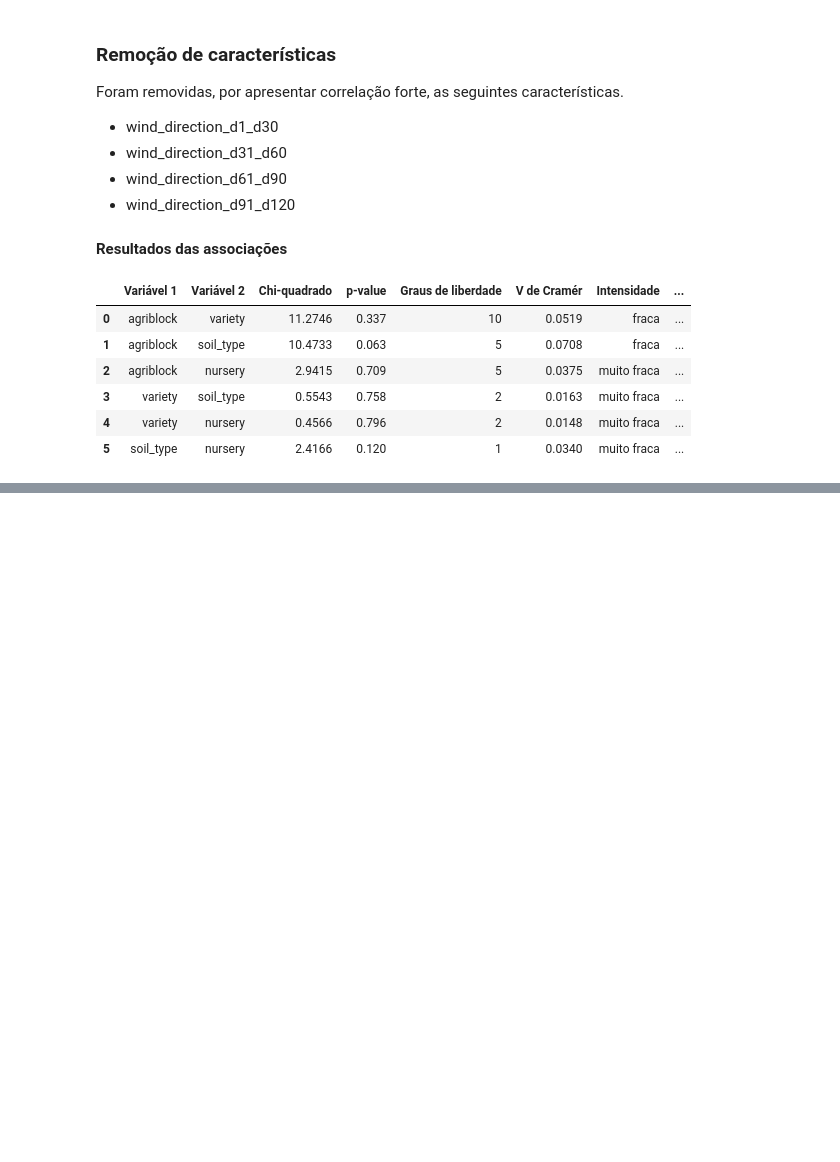
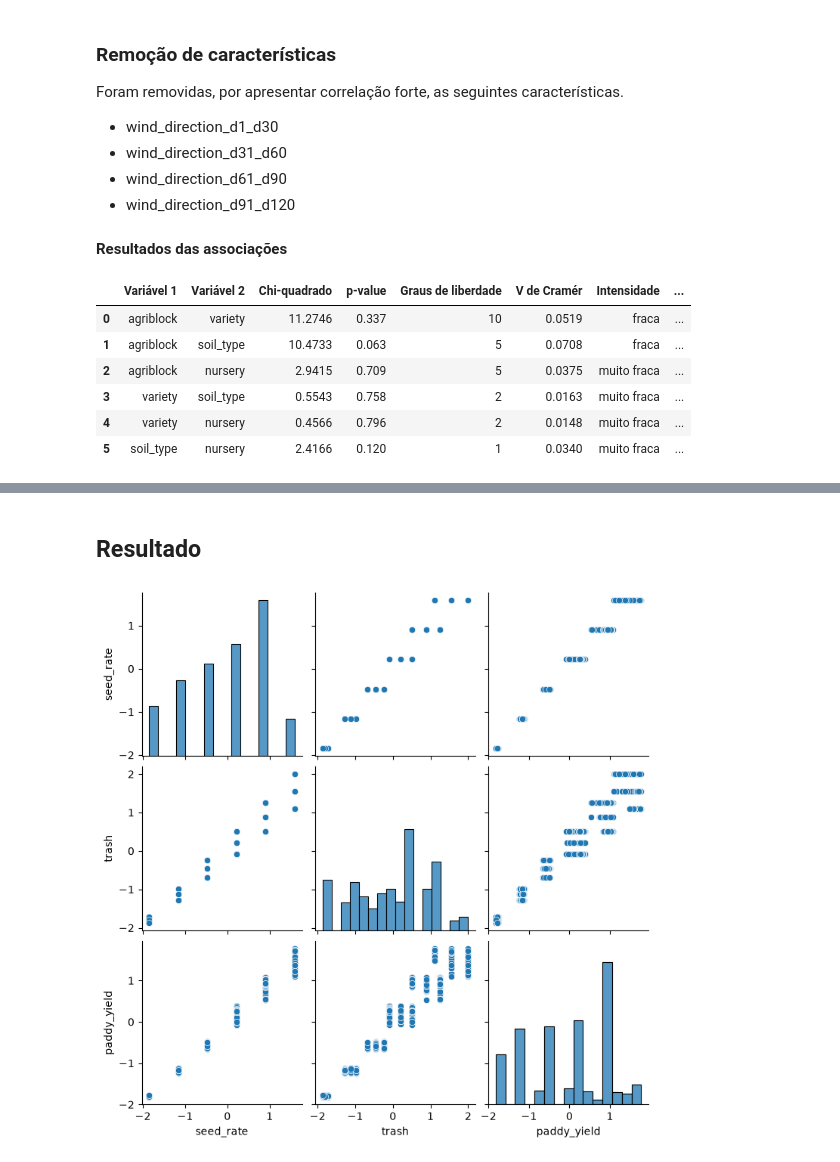
Before and after one commit to gabdumal/data_mining, a Jupyter notebook: assignment_3/treatment.ipynb, the cells around one changed output, grey strips where cells are left out. Drawn from its saved outputs; the diff is of its cells as text; code cells hidden in the pictures; blank space fills up the shorter version.

Commit message:
Treat categorical x numerical features

```diff
--- a/assignment_3/treatment.ipynb
+++ b/assignment_3/treatment.ipynb
@@ -371,12 +371,12 @@ Foram removidas, por apresentar correlação forte, as seguintes característica
 - wind_direction_d61_d90
 - wind_direction_d91_d120
 # %%
-f2_df = f_df.copy()
-f_categorical_columns = categorical_columns.copy()
+f2_df = f1_df.copy()
+f2_categorical_columns = categorical_columns.copy()
 
 
 def drop_categorical_feature(name: str):
-    f_categorical_columns.remove(name)
+    f2_categorical_columns.remove(name)
     return f2_df.drop(columns=[name])
 
 
@@ -399,0 +506,28 @@ Resultados das associações
+# %%
+f3_df = f2_df.copy()
+f3_numerical_columns = f1_numerical_columns.copy()
+f3_categorical_columns = f2_categorical_columns.copy()
+
+
+def drop_numerical_feature(name: str):
+    f3_numerical_columns.remove(name)
+    return f3_df.drop(columns=[name])
+
+
+f3_df = drop_numerical_feature("rainfall_d1_d30")
+f3_df = drop_numerical_feature("min_temp_d1_d30")
+f3_df = drop_numerical_feature("max_temp_d1_d30")
+f3_df = drop_numerical_feature("wind_speed_d1_d30")
+f3_df = drop_numerical_feature("relative_humidity_d1_d30")
+f3_df = drop_numerical_feature("rainfall_d30_d105")
+f3_df = drop_numerical_feature("min_temp_d31_d120")
+f3_df = drop_numerical_feature("max_temp_d31_d120")
+f3_df = drop_numerical_feature("wind_speed_d31_d120")
+f3_df = drop_numerical_feature("relative_humidity_d31_d120")
+
+
+analyse_categorical_and_numerical_correlation(
+    data_frame=f3_df,
+    categorical_columns=f3_categorical_columns,
+    numerical_columns=f3_numerical_columns,
+)
@@ -399,0 +540,8 @@ Resultados das associações
+# %% [markdown]
+## Resultado
+# %%
+sns.pairplot(f3_df[[*f3_numerical_columns, *target_columns]], diag_kind="hist")
+
+plt.show()
+# %% [output]
+[figure, added]
```
Also changed, not shown: parts of 13 cells of this notebook, 3 other files.
